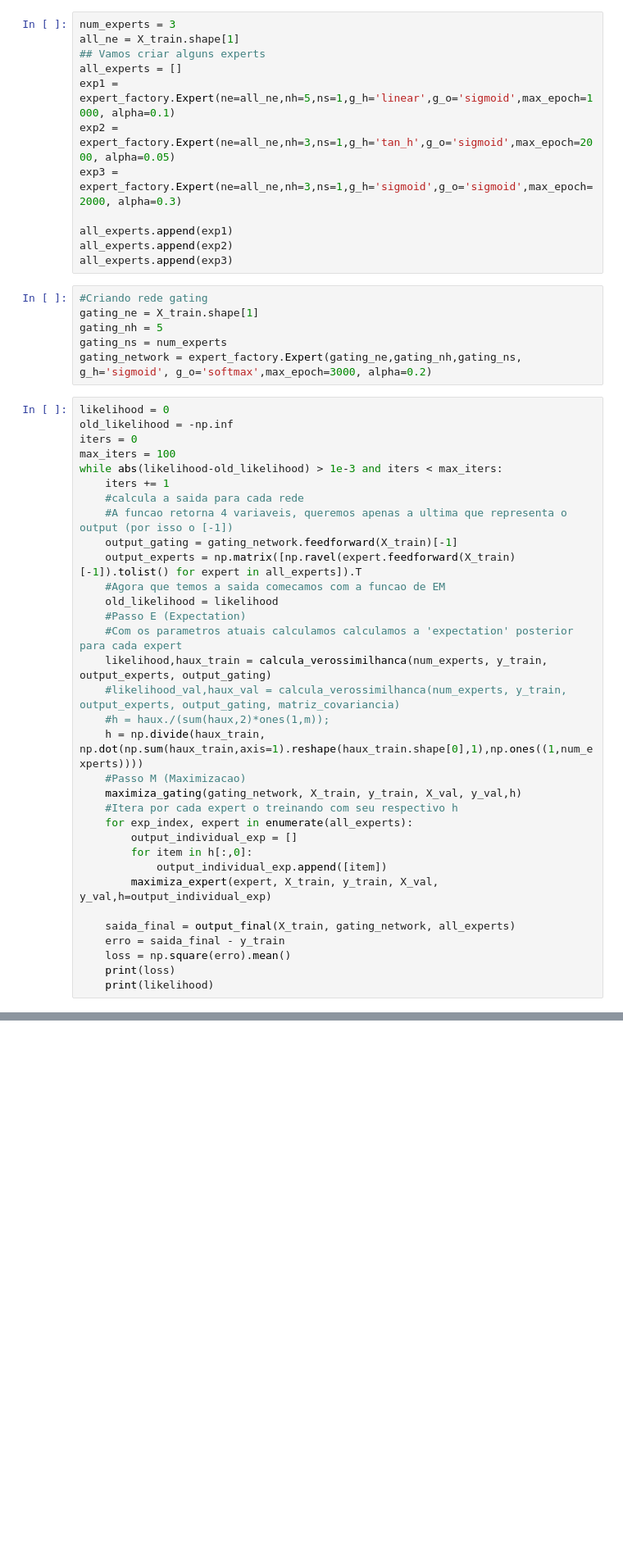
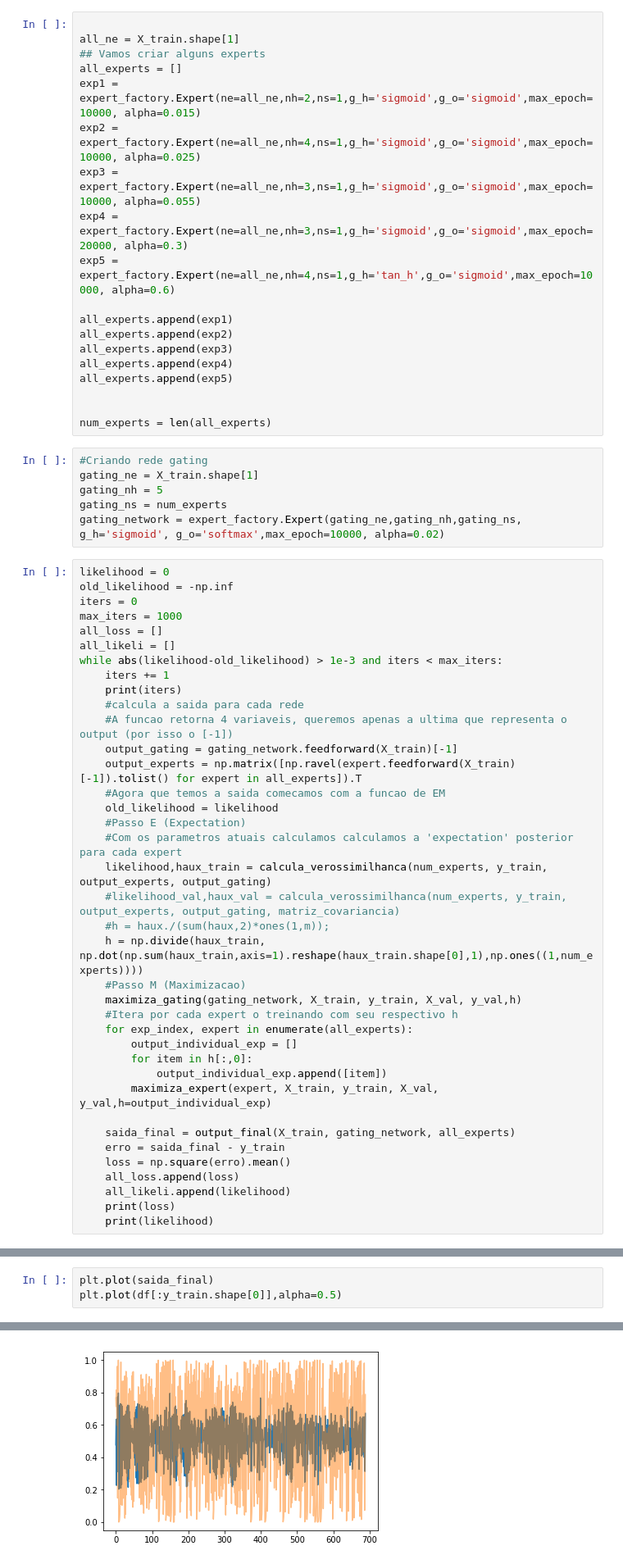
Before and after one commit to FernandoFavoretti/mixture_of_experts, a Jupyter notebook: Mistura_de_especialistas.ipynb, the cells around one changed output, grey strips where cells are left out. Shown at 82% size. Saved outputs shown, nothing was run; the diff lists cells and outputs as text; blank space fills up the shorter version.

```diff
--- a/Mistura_de_especialistas.ipynb
+++ b/Mistura_de_especialistas.ipynb
@@ -77,30 +77,40 @@ Tamanho teste 197
 Tamanho validacao 99
 ==============
 # %%
-num_experts = 3
+
 all_ne = X_train.shape[1]
 ## Vamos criar alguns experts
 all_experts = []
-exp1 = expert_factory.Expert(ne=all_ne,nh=5,ns=1,g_h='linear',g_o='sigmoid',max_epoch=1000, alpha=0.1)
-exp2 = expert_factory.Expert(ne=all_ne,nh=3,ns=1,g_h='tan_h',g_o='sigmoid',max_epoch=2000, alpha=0.05)
-exp3 = expert_factory.Expert(ne=all_ne,nh=3,ns=1,g_h='sigmoid',g_o='sigmoid',max_epoch=2000, alpha=0.3)
+exp1 = expert_factory.Expert(ne=all_ne,nh=2,ns=1,g_h='sigmoid',g_o='sigmoid',max_epoch=10000, alpha=0.015)
+exp2 = expert_factory.Expert(ne=all_ne,nh=4,ns=1,g_h='sigmoid',g_o='sigmoid',max_epoch=10000, alpha=0.025)
+exp3 = expert_factory.Expert(ne=all_ne,nh=3,ns=1,g_h='sigmoid',g_o='sigmoid',max_epoch=10000, alpha=0.055)
+exp4 = expert_factory.Expert(ne=all_ne,nh=3,ns=1,g_h='sigmoid',g_o='sigmoid',max_epoch=20000, alpha=0.3)
+exp5 = expert_factory.Expert(ne=all_ne,nh=4,ns=1,g_h='tan_h',g_o='sigmoid',max_epoch=10000, alpha=0.6)
 
 all_experts.append(exp1)
 all_experts.append(exp2)
 all_experts.append(exp3)
+all_experts.append(exp4)
+all_experts.append(exp5)
+
+
+num_experts = len(all_experts)
 # %%
 #Criando rede gating
 gating_ne = X_train.shape[1]
 gating_nh = 5
 gating_ns = num_experts
-gating_network = expert_factory.Expert(gating_ne,gating_nh,gating_ns, g_h='sigmoid', g_o='softmax',max_epoch=3000, alpha=0.2)
+gating_network = expert_factory.Expert(gating_ne,gating_nh,gating_ns, g_h='sigmoid', g_o='softmax',max_epoch=10000, alpha=0.02)
 # %%
 likelihood = 0
 old_likelihood = -np.inf
 iters = 0
-max_iters = 100
+max_iters = 1000
+all_loss = []
+all_likeli = []
 while abs(likelihood-old_likelihood) > 1e-3 and iters < max_iters:
     iters += 1
+    print(iters)
     #calcula a saida para cada rede
     #A funcao retorna 4 variaveis, queremos apenas a ultima que representa o output (por isso o [-1])
     output_gating = gating_network.feedforward(X_train)[-1]
@@ -125,6 +135,8 @@ while abs(likelihood-old_likelihood) > 1e-3 and iters < max_iters:
     saida_final = output_final(X_train, gating_network, all_experts)
     erro = saida_final - y_train
     loss = np.square(erro).mean()
+    all_loss.append(loss)
+    all_likeli.append(likelihood)
     print(loss)
     print(likelihood)
 # %% [output]
@@ -149,0 +169,4 @@ import matplotlib.pyplot as plt
+# %%
+plt.plot(saida_final)
+plt.plot(df[:y_train.shape[0]],alpha=0.5)
+# %% [output]
@@ -149,0 +174 @@ import matplotlib.pyplot as plt
+[figure, added]
```
Also changed, not shown: parts of 8 cells of this notebook, 12 other files.
